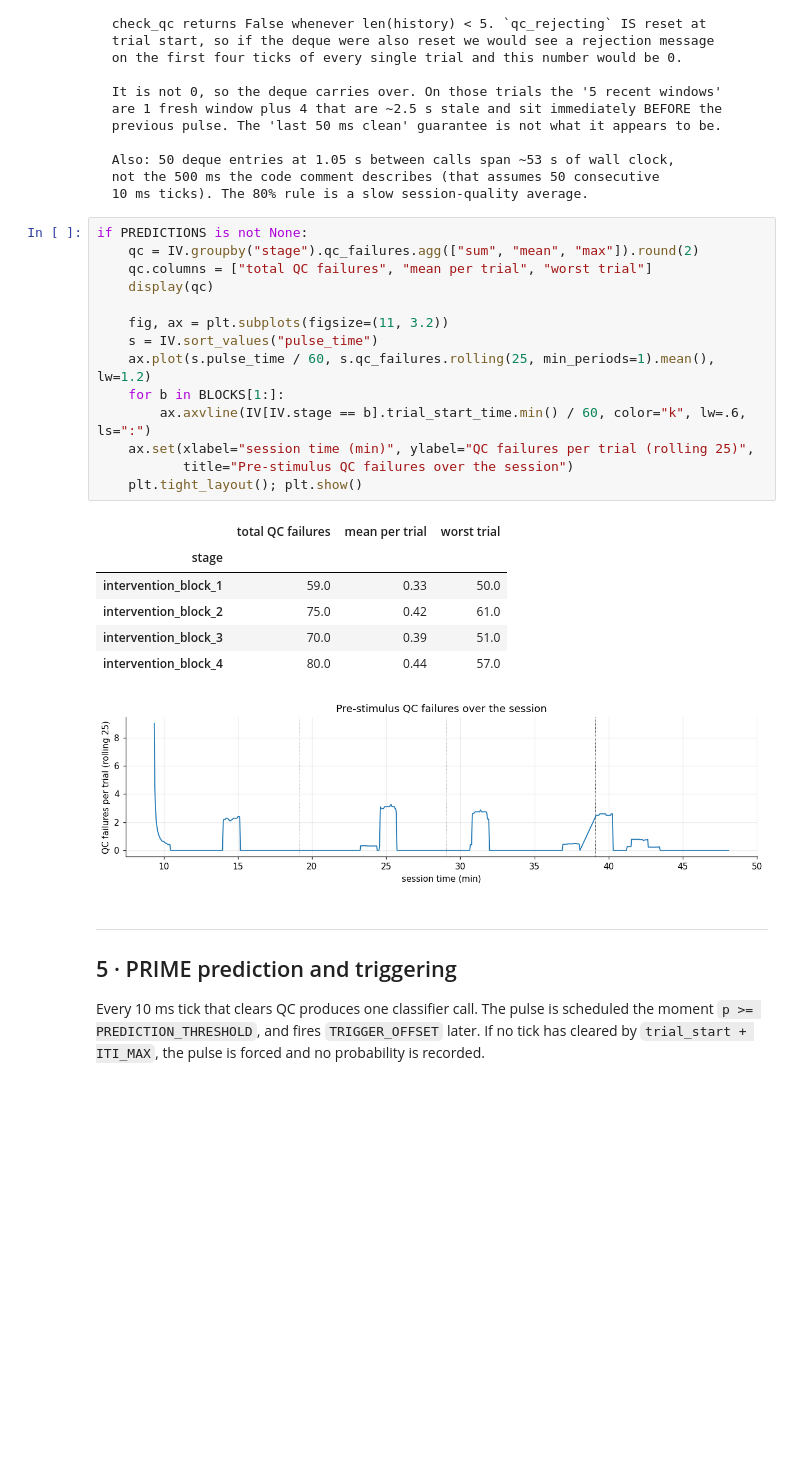
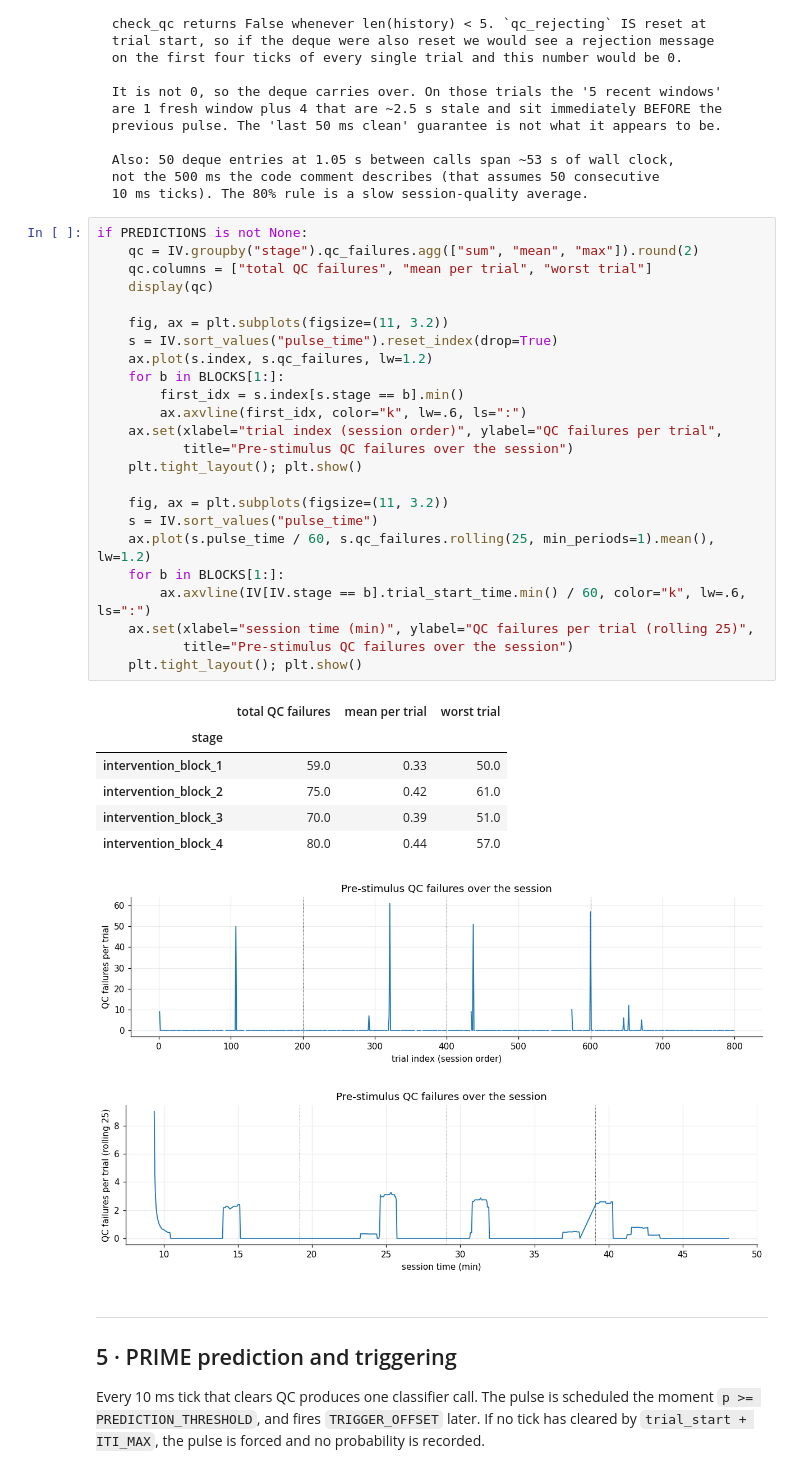
Before and after one commit to Linus-Ha08/Loop_analysis, a Jupyter notebook: PRIME_online_diagnostics.ipynb, the cells around one changed output. Drawn from its saved outputs; the diff is of its cells as text; blank space fills up the shorter version.

Commit message:
added figure QC failures over time

```diff
--- a/PRIME_online_diagnostics.ipynb
+++ b/PRIME_online_diagnostics.ipynb
@@ -1420,25 +1420,36 @@ Why this matters:
 # %%
 if PREDICTIONS is not None:
     qc = IV.groupby("stage").qc_failures.agg(["sum", "mean", "max"]).round(2)
     qc.columns = ["total QC failures", "mean per trial", "worst trial"]
     display(qc)
+
+    fig, ax = plt.subplots(figsize=(11, 3.2))
+    s = IV.sort_values("pulse_time").reset_index(drop=True)
+    ax.plot(s.index, s.qc_failures, lw=1.2)
+    for b in BLOCKS[1:]:
+        first_idx = s.index[s.stage == b].min()
+        ax.axvline(first_idx, color="k", lw=.6, ls=":")
+    ax.set(xlabel="trial index (session order)", ylabel="QC failures per trial",
+           title="Pre-stimulus QC failures over the session")
+    plt.tight_layout(); plt.show()
 
     fig, ax = plt.subplots(figsize=(11, 3.2))
     s = IV.sort_values("pulse_time")
     ax.plot(s.pulse_time / 60, s.qc_failures.rolling(25, min_periods=1).mean(), lw=1.2)
     for b in BLOCKS[1:]:
         ax.axvline(IV[IV.stage == b].trial_start_time.min() / 60, color="k", lw=.6, ls=":")
     ax.set(xlabel="session time (min)", ylabel="QC failures per trial (rolling 25)",
            title="Pre-stimulus QC failures over the session")
     plt.tight_layout(); plt.show()
 # %% [output]
 |  | total QC failures | mean per trial | worst trial |
 | stage |  |  |  |
 | intervention_block_1 | 59.0 | 0.33 | 50.0 |
 | intervention_block_2 | 75.0 | 0.42 | 61.0 |
 | intervention_block_3 | 70.0 | 0.39 | 51.0 |
 | intervention_block_4 | 80.0 | 0.44 | 57.0 |
-[figure, old version]
+[figure, new version]
+[figure, added]
 # %% [markdown]
 ---
 ## 5 · PRIME prediction and triggering
```
Also changed, not shown: parts of 3 cells of this notebook.
